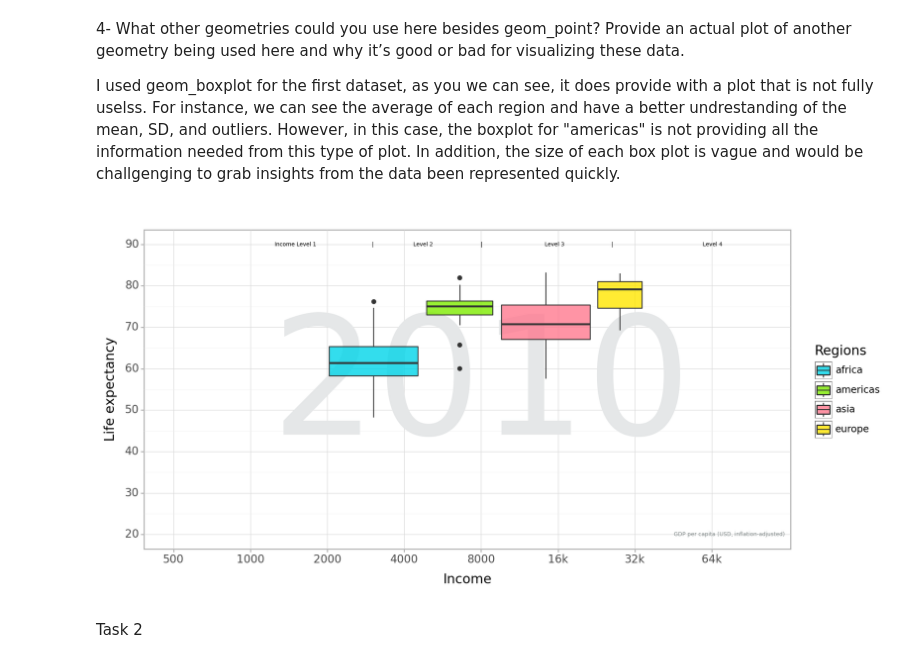
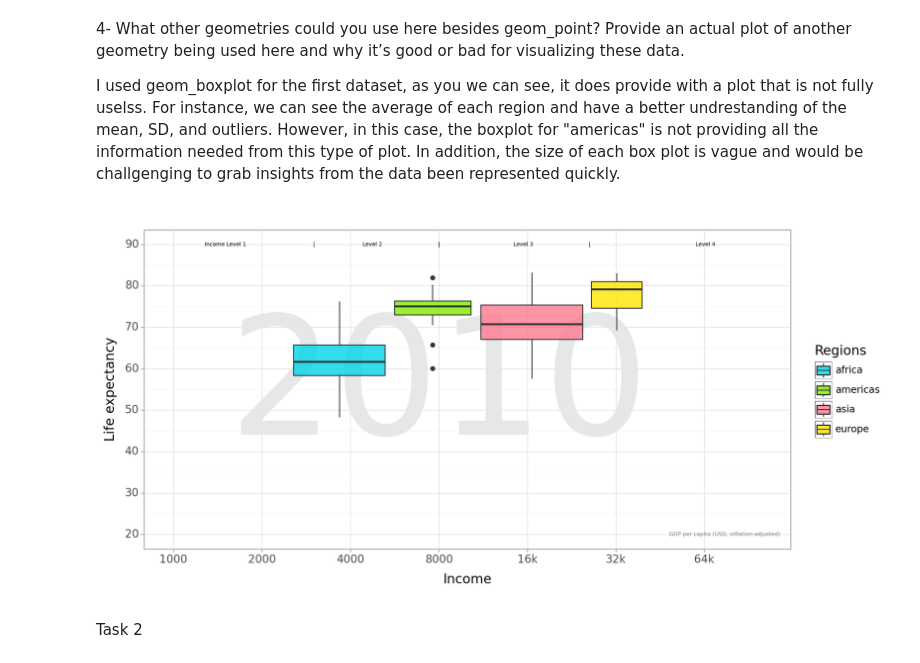
Before and after one commit to mehrpad99/lab1_Mehrpad_Moattari, a Jupyter notebook: Main.ipynb, the cells around one changed output. Drawn from its saved outputs; the diff is of its cells as text; code cells hidden in the pictures.

```diff
--- a/Main.ipynb
+++ b/Main.ipynb
@@ -152,41 +152,41 @@ plot4 = (
 
     # X-Axis
     + scale_x_continuous(
-                    limits = ([500,100000]),
-                    breaks=([500, 1000, 2000, 4000, 8000, 16000, 32000, 64000]),
-                    labels = [500, 1000, 2000, 4000, 8000, "16k", "32k", "64k"],
+                    limits = ([1000,100000]),
+                    breaks=([1000, 2000, 4000, 8000, 16000, 32000, 64000]),
+                    labels = [1000, 2000, 4000, 8000, "16k", "32k", "64k"],
                     trans = 'log2')
 
 
     # Y-Axis
     + scale_y_continuous(
         limits=(20, 90),  # Adjusting y limits
         breaks=list(range(20,100, 10))  # Setting y-axis tick breaks
     )
     + scale_fill_manual(values=region_colors_plot1, name="Regions")  # Using custom colors
 
 
     + theme_light()  # Using a light theme
 
     #Re-Adjusting the size of the plot
     + theme(figure_size=(10,5))
 
 
     + theme(
         legend_position="right",  # Positioning the legend to the right
         legend_title=element_text(size=12),  # Adjusting legend title size
         axis_title=element_text(size=12),  # Adjusting axis title size
         axis_text=element_text(size=10)  # Adjusting axis text size
     )
     + xlab("Income")
     + ylab("Life expectancy")
     + guides(size=False)
 
 )
 
 print(plot4)
 # %% [output]
-[figure, old version]
+[figure, new version]
 # %% [markdown]
 Task 2
 # %% [markdown]
```
Also changed, not shown: parts of 6 cells of this notebook.
